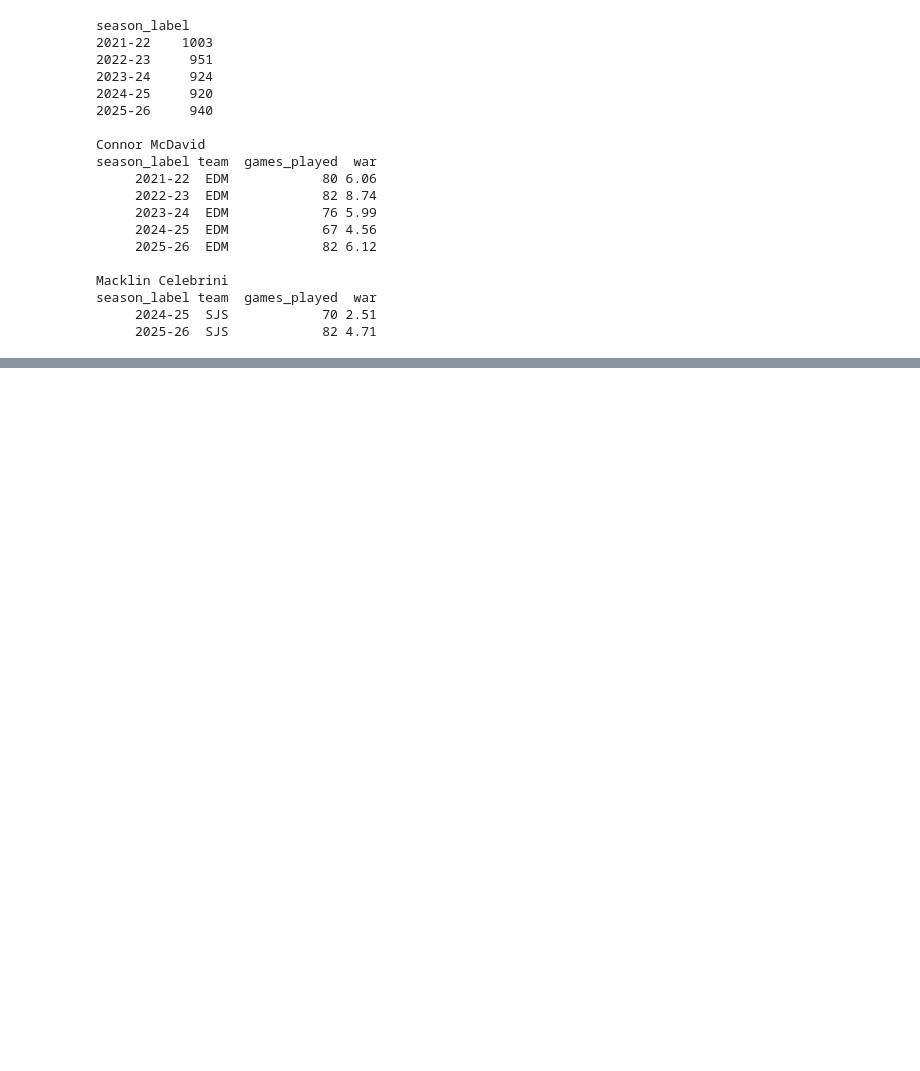
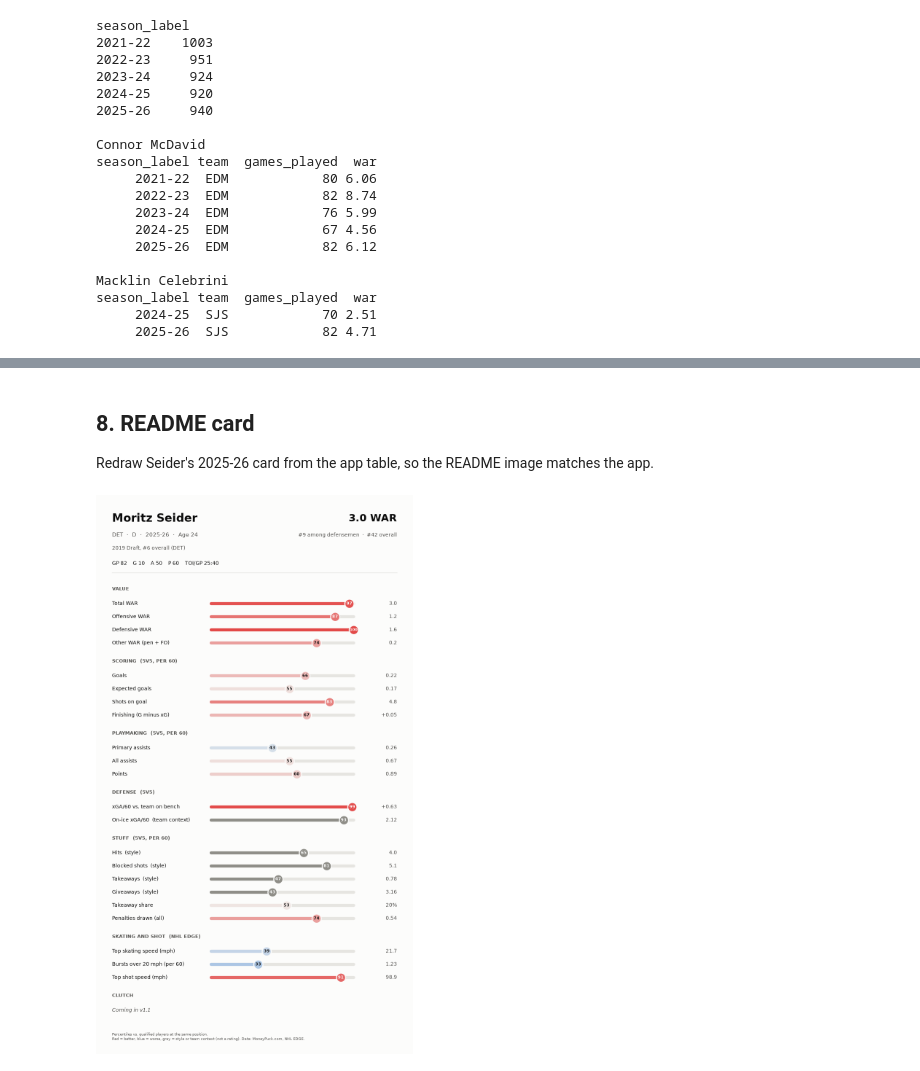
Before and after one commit to ryanc2525/hockey-war, a Jupyter notebook: notebooks/10_all_seasons.ipynb, the cells around one changed output, grey strips where cells are left out. Cells and saved outputs as stored; diff of their text form; code cells hidden in the pictures; blank space fills up the shorter version.

```diff
--- a/notebooks/10_all_seasons.ipynb
+++ b/notebooks/10_all_seasons.ipynb
@@ -211,0 +257,12 @@ season_label team  games_played  war
+# %% [markdown]
+## 8. README card
+
+Redraw Seider's 2025-26 card from the app table, so the README image matches the app.
+# %%
+from player_card import draw_card
+
+app = pd.read_csv(APP_DATA / "cards.csv")
+seider = app[(app["name"] == "Moritz Seider") & (app["season"] == 2025)].iloc[0]
+draw_card(seider, seider["season_label"], path=Path("../images/cards/seider_2025-26.png"));
+# %% [output]
+[figure, added]
```
Also changed, not shown: parts of 8 cells of this notebook, 7 other files.
